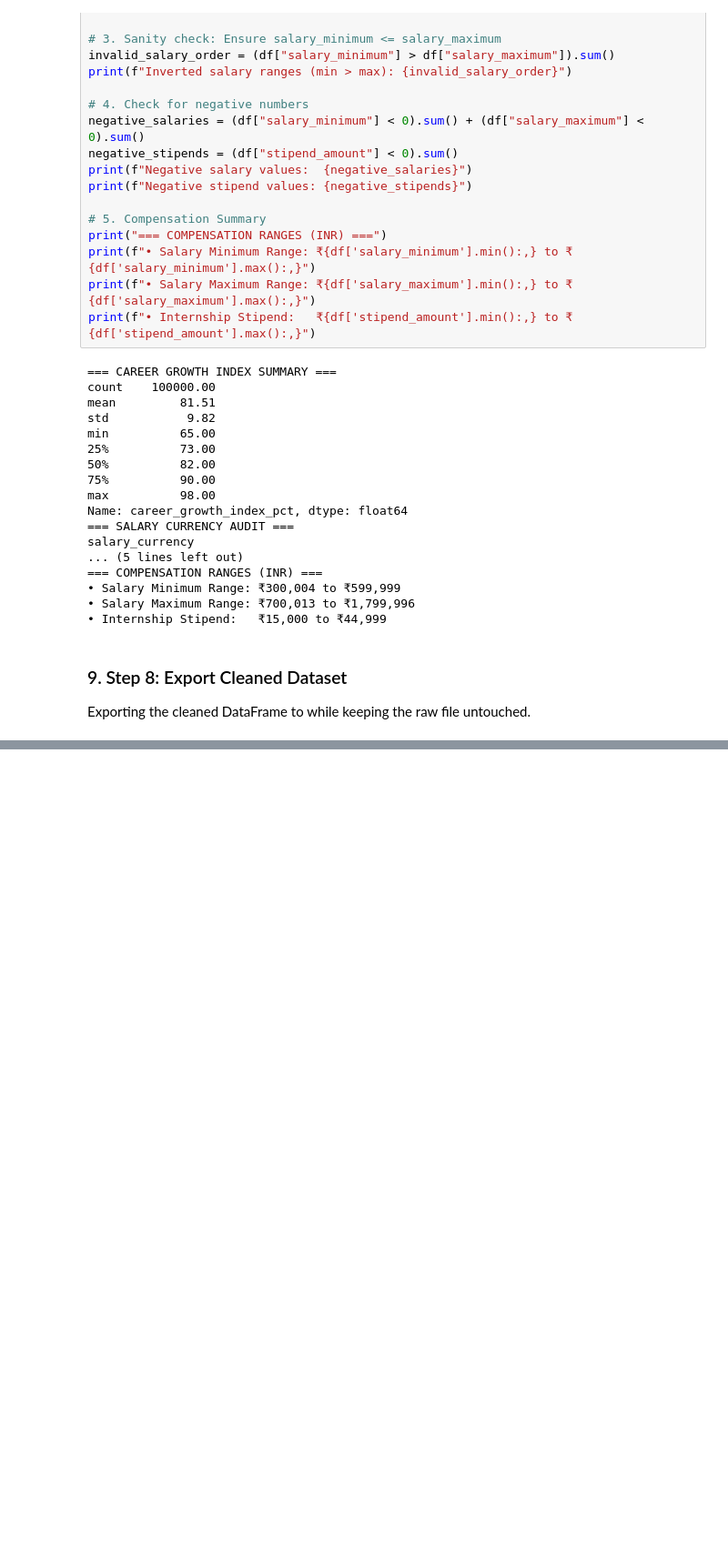
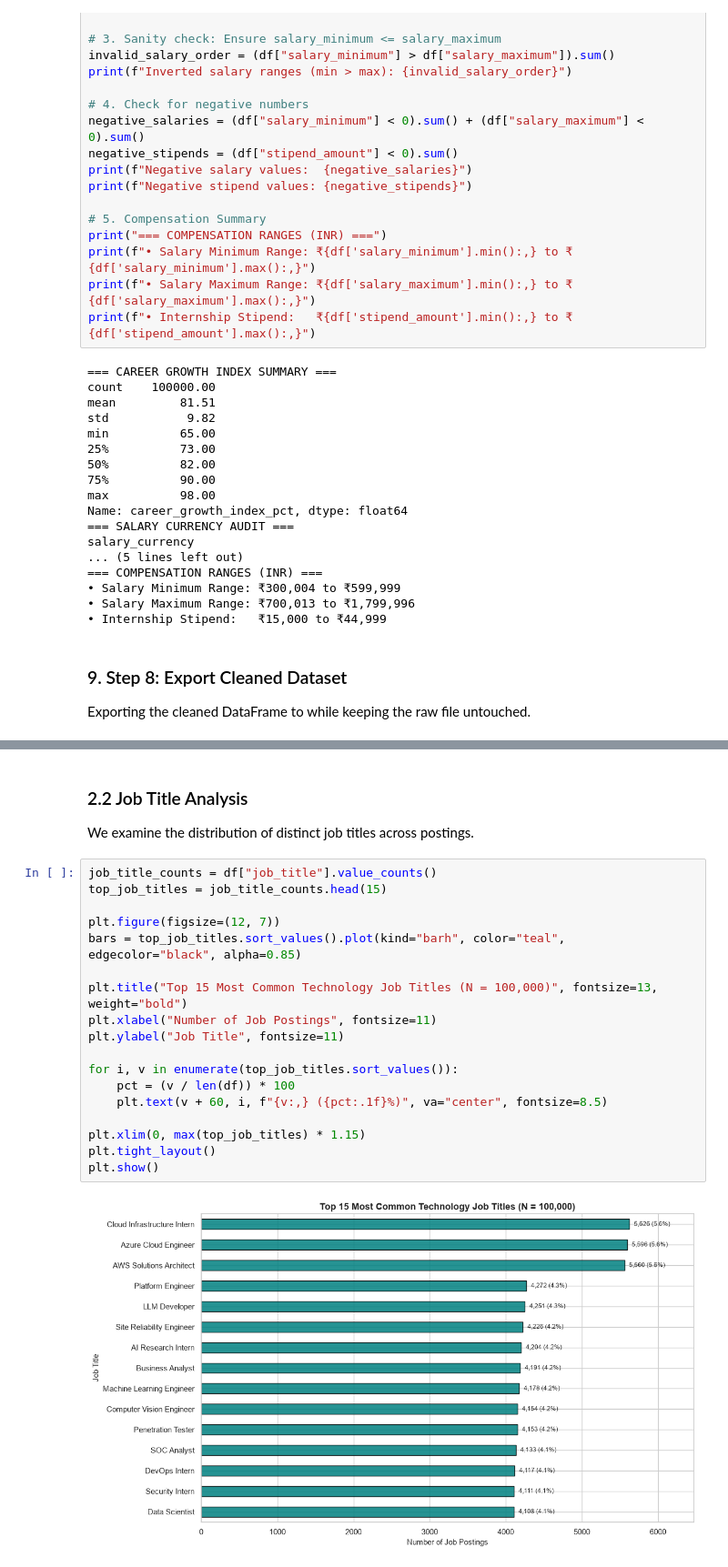
Before and after one commit to AnneMukeshBalaji/hackton_1, a Jupyter notebook: main.ipynb, the cells around one changed output, grey strips where cells are left out. Shown at 91% size. Cells and saved outputs as stored; diff of their text form; blank space fills up the shorter version.

```diff
--- a/main.ipynb
+++ b/main.ipynb
@@ -238,0 +296,23 @@ Total columns exported: 34
+# %% [markdown]
+### 2.2 Job Title Analysis
+We examine the distribution of distinct job titles across postings.
+# %%
+job_title_counts = df["job_title"].value_counts()
+top_job_titles = job_title_counts.head(15)
+
+plt.figure(figsize=(12, 7))
+bars = top_job_titles.sort_values().plot(kind="barh", color="teal", edgecolor="black", alpha=0.85)
+
+plt.title("Top 15 Most Common Technology Job Titles (N = 100,000)", fontsize=13, weight="bold")
+plt.xlabel("Number of Job Postings", fontsize=11)
+plt.ylabel("Job Title", fontsize=11)
+
+for i, v in enumerate(top_job_titles.sort_values()):
+    pct = (v / len(df)) * 100
+    plt.text(v + 60, i, f"{v:,} ({pct:.1f}%)", va="center", fontsize=8.5)
+
+plt.xlim(0, max(top_job_titles) * 1.15)
+plt.tight_layout()
+plt.show()
+# %% [output]
+[figure, added]
```
Also changed, not shown: parts of 57 cells of this notebook, 1 other file.
